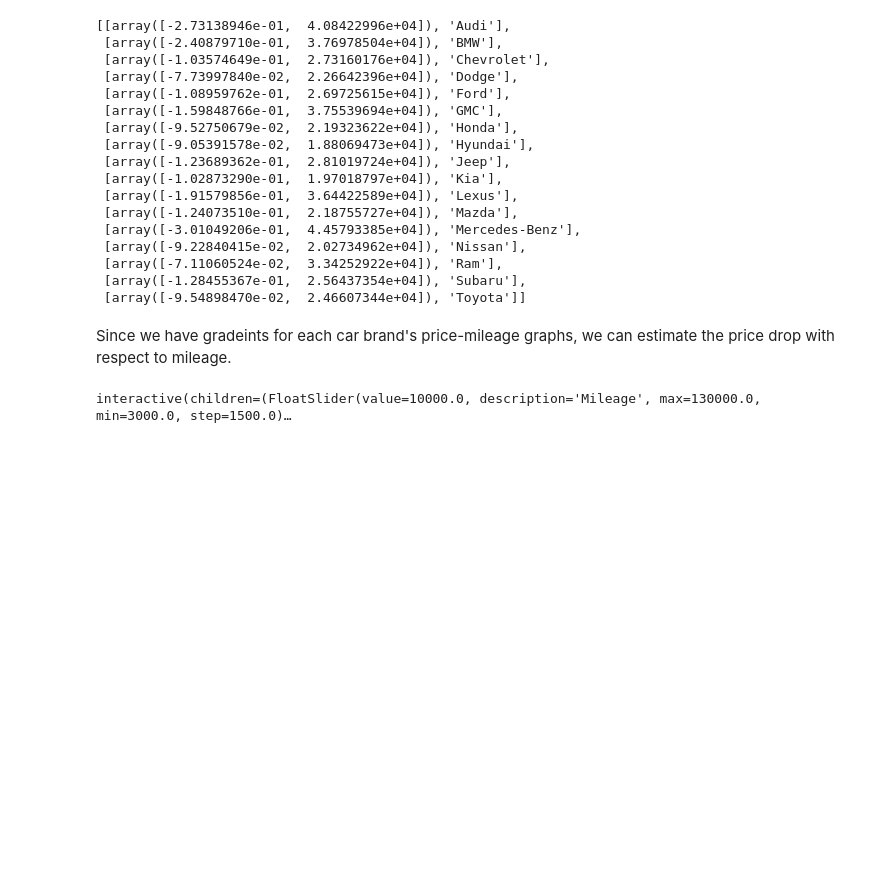
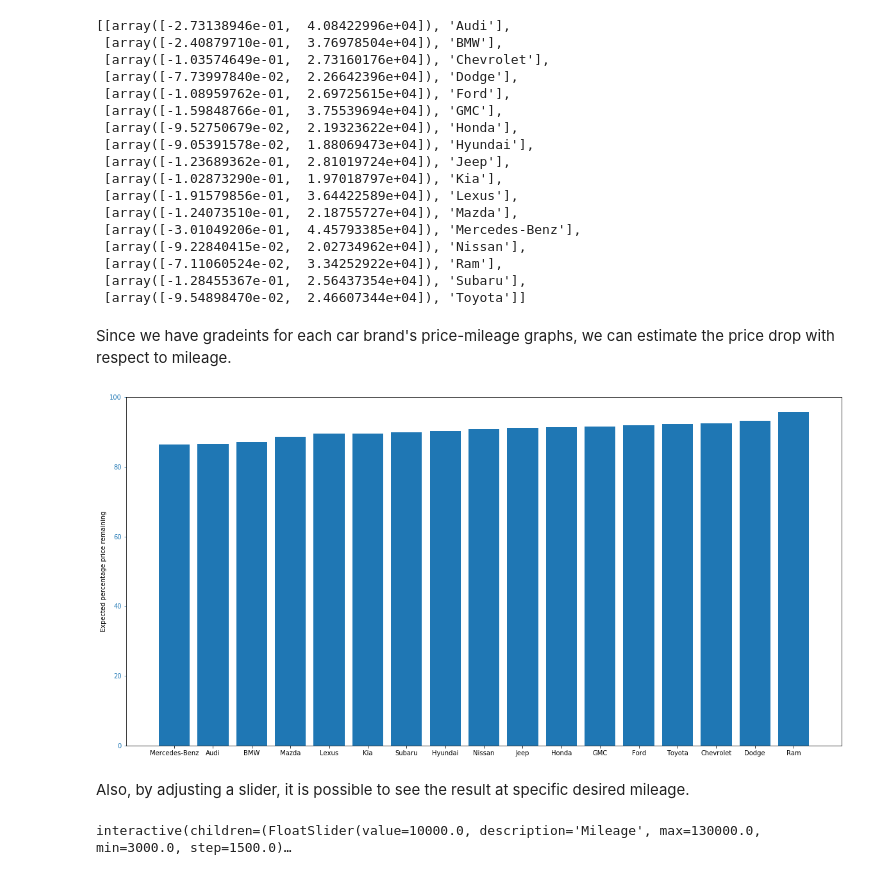
Before and after one commit to danniely/DataScience_study, a Jupyter notebook: used_car/Used_Car_price.ipynb, the cells around one changed output. Saved outputs shown, nothing was run; the diff lists cells and outputs as text; code cells hidden in the pictures; blank space fills up the shorter version.

```diff
--- a/used_car/Used_Car_price.ipynb
+++ b/used_car/Used_Car_price.ipynb
@@ -507,6 +507,12 @@ def bar_price_mileage(c):
     plt.show()
 # %% [markdown]
 Since we have gradeints for each car brand's price-mileage graphs, we can estimate the price drop with respect to mileage.
+# %%
+bar_price_mileage(20000)
+# %% [output]
+[figure, added]
+# %% [markdown]
+Also, by adjusting a slider, it is possible to see the result at specific desired mileage.
 # %%
 import ipywidgets as wg
 from IPython.display import display
```
